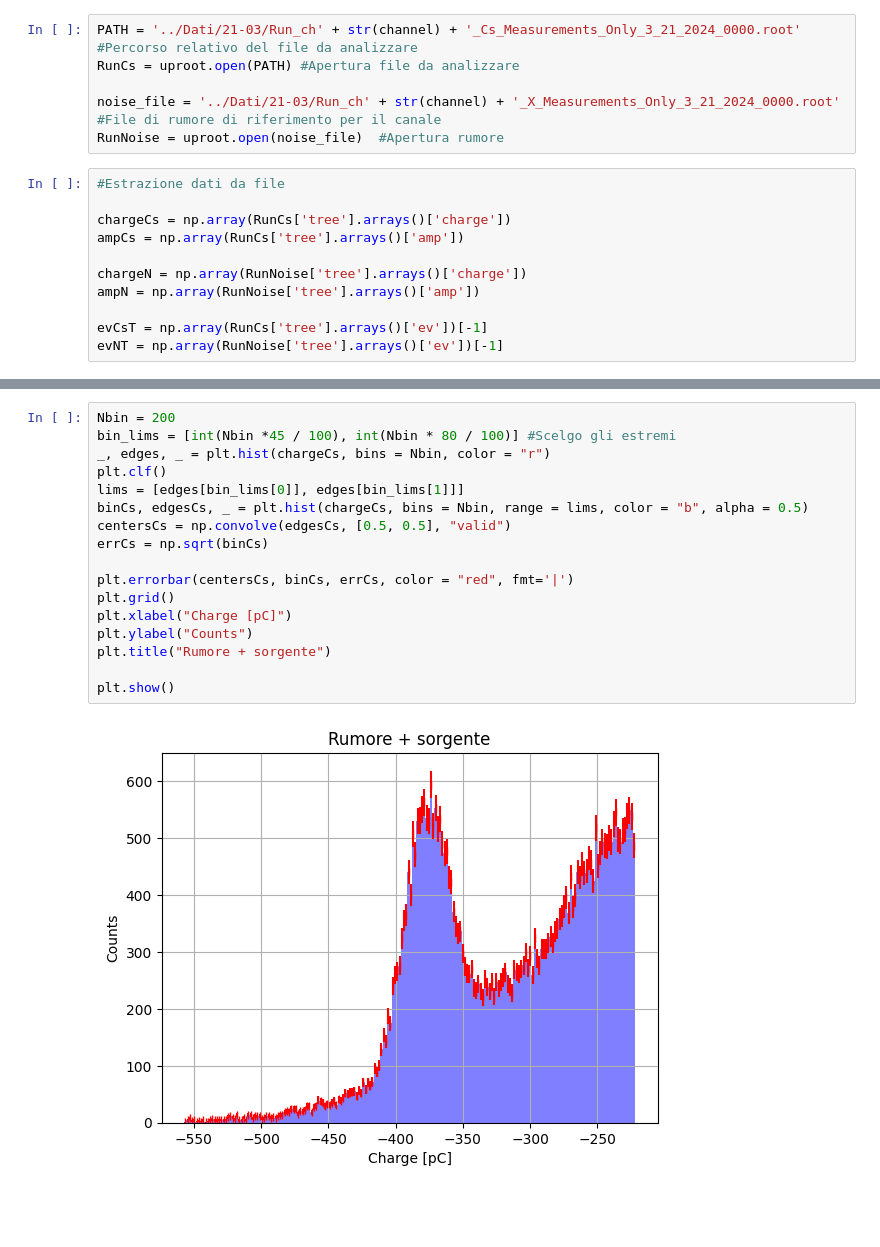
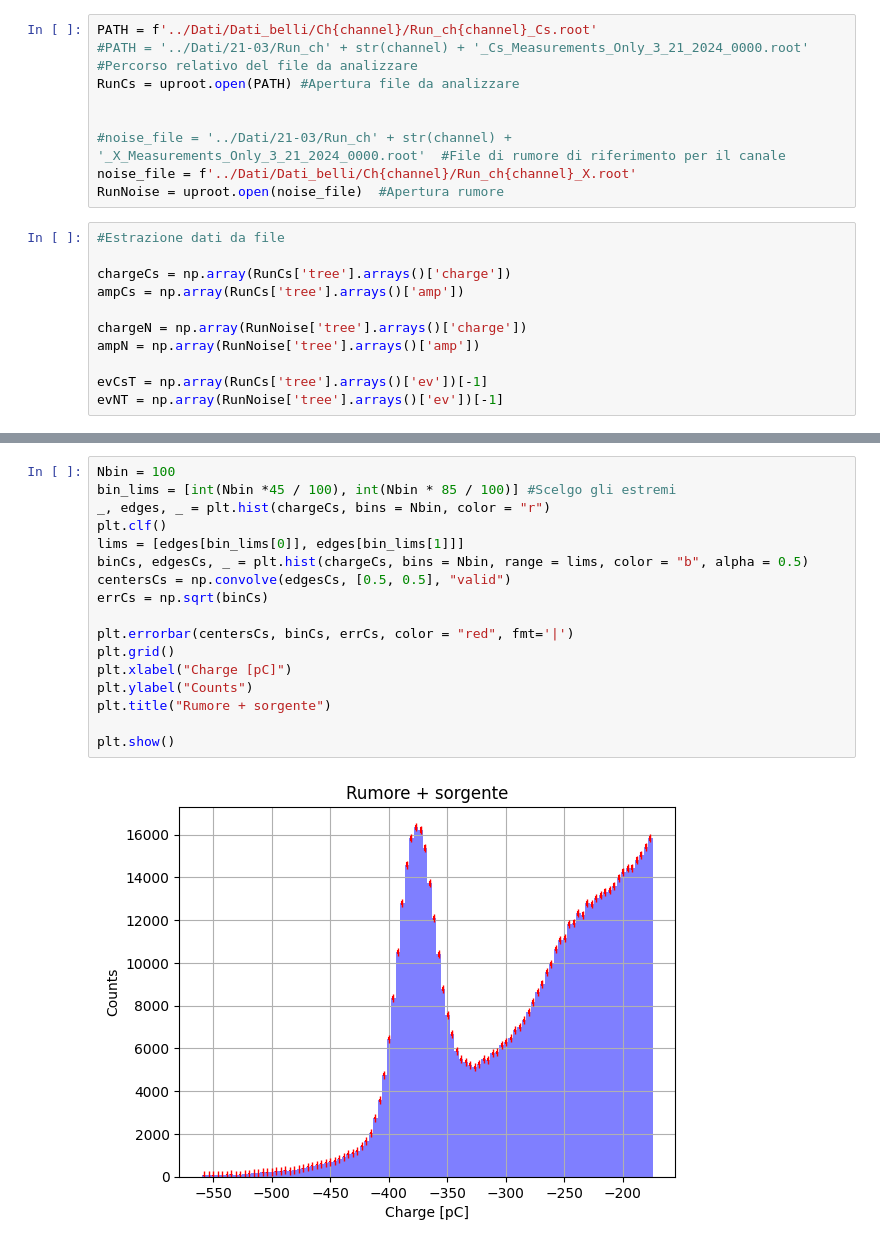
Before and after one commit to 0-DvD-0/Sfera, a Jupyter notebook: Jupyter/Fit completo.ipynb, the cells around one changed output, grey strips where cells are left out. Cells and saved outputs as stored; diff of their text form; blank space fills up the shorter version.

```diff
--- a/Jupyter/Fit completo.ipynb
+++ b/Jupyter/Fit completo.ipynb
@@ -20,10 +21,13 @@ Vt = Vt[channel]
 Q_max = Q_max[channel]
 Q_min = Q_min[channel]
 # %%
-PATH = '../Dati/21-03/Run_ch' + str(channel) + '_Cs_Measurements_Only_3_21_2024_0000.root' #Percorso relativo del file da analizzare
+PATH = f'../Dati/Dati_belli/Ch{channel}/Run_ch{channel}_Cs.root'
+#PATH = '../Dati/21-03/Run_ch' + str(channel) + '_Cs_Measurements_Only_3_21_2024_0000.root' #Percorso relativo del file da analizzare
 RunCs = uproot.open(PATH) #Apertura file da analizzare
 
-noise_file = '../Dati/21-03/Run_ch' + str(channel) + '_X_Measurements_Only_3_21_2024_0000.root'  #File di rumore di riferimento per il canale
+
+#noise_file = '../Dati/21-03/Run_ch' + str(channel) + '_X_Measurements_Only_3_21_2024_0000.root'  #File di rumore di riferimento per il canale
+noise_file = f'../Dati/Dati_belli/Ch{channel}/Run_ch{channel}_X.root'
 RunNoise = uproot.open(noise_file)  #Apertura rumore
 # %%
 #Estrazione dati da file
@@ -62,22 +66,22 @@ print("#Noise ripulita su ch " + str(channel) + " = " + str(len(chargeN)))
 # %%
-Nbin = 200
-bin_lims = [int(Nbin *45 / 100), int(Nbin * 80 / 100)] #Scelgo gli estremi
+Nbin = 100
+bin_lims = [int(Nbin *45 / 100), int(Nbin * 85 / 100)] #Scelgo gli estremi
 _, edges, _ = plt.hist(chargeCs, bins = Nbin, color = "r")
 plt.clf()
 lims = [edges[bin_lims[0]], edges[bin_lims[1]]]
 binCs, edgesCs, _ = plt.hist(chargeCs, bins = Nbin, range = lims, color = "b", alpha = 0.5)
 centersCs = np.convolve(edgesCs, [0.5, 0.5], "valid")
 errCs = np.sqrt(binCs)
 
 plt.errorbar(centersCs, binCs, errCs, color = "red", fmt='|')
 plt.grid()
 plt.xlabel("Charge [pC]")
 plt.ylabel("Counts")
 plt.title("Rumore + sorgente")
 
 plt.show()
 # %% [output]
-[figure, old version]
+[figure, new version]
 # %%
 binN, edgesN, _ = plt.hist(chargeN, bins = Nbin, range = lims, color = "b", alpha = 0.5)
 centersN = np.convolve(edgesN, [0.5, 0.5], "valid")
```
Also changed, not shown: parts of 9 cells of this notebook.
